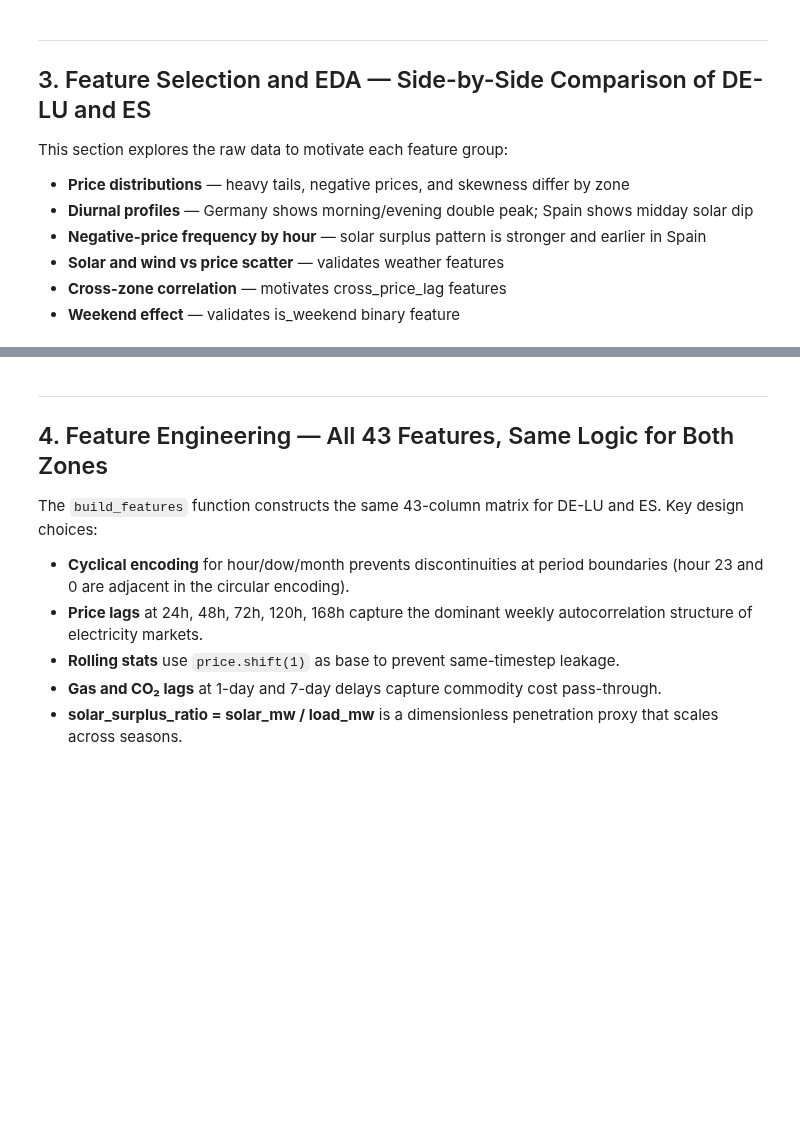
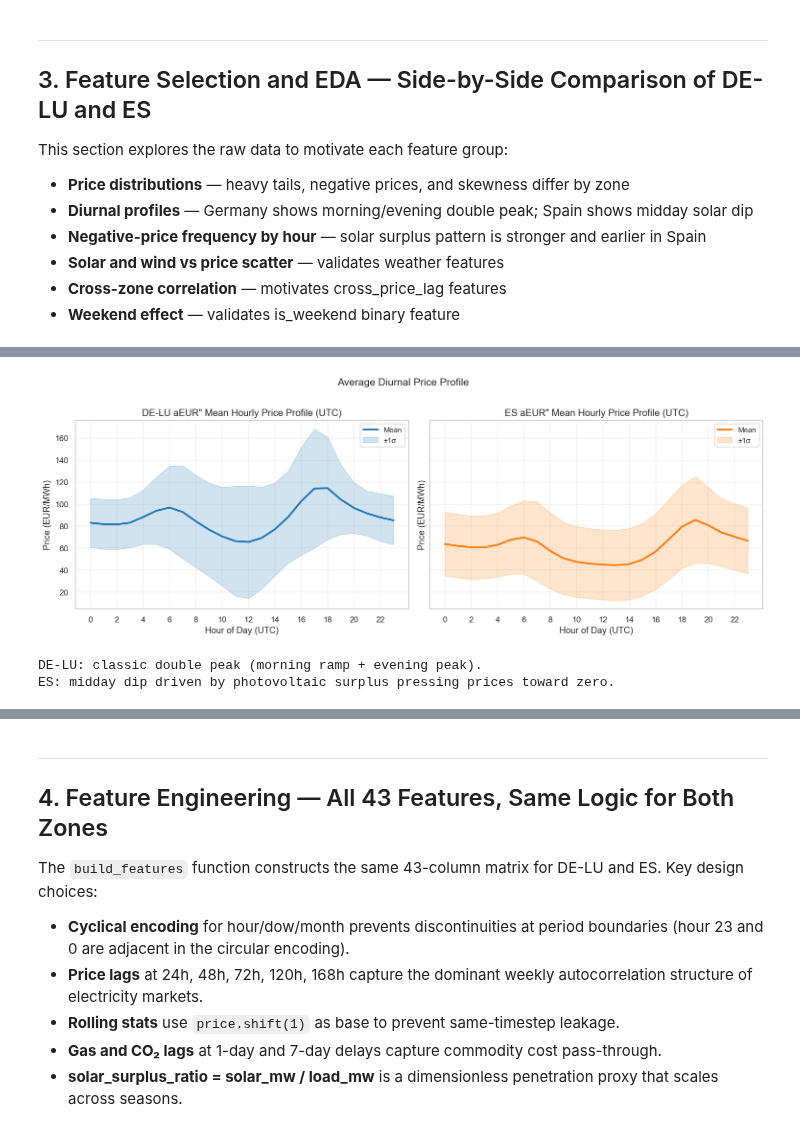
Before and after one commit to lturgut/electricity-forecast, a Jupyter notebook: higher_power_model.ipynb, the cells around one changed output, grey strips where cells are left out. Drawn from its saved outputs; the diff is of its cells as text; code cells hidden in the pictures; blank space fills up the shorter version.

```diff
--- a/higher_power_model.ipynb
+++ b/higher_power_model.ipynb
@@ -367,25 +413,29 @@ plt.show()
 # %%
-# a"EURa"EUR Plot 2: Mean diurnal price profiles a"EURa"EURa"EURa"EURa"EURa"EURa"EURa"EURa"EURa"EURa"EURa"EURa"EURa"EURa"EURa"EURa"EURa"EURa"EURa"EURa"EURa"EURa"EURa"EURa"EURa"EURa"EURa"EURa"EURa"EURa"EURa"EURa"EURa"EURa"EURa"EURa"EURa"EURa"EUR
+# ── Plot 2: Mean diurnal price profiles ───────────────────────────────────────
 fig, axes = plt.subplots(1, 2, figsize=(14, 5), sharey=True)
 for ax, zone in zip(axes, ['DE-LU', 'ES']):
     df = merged[zone].copy()
     df['hour'] = df.index.hour
     stats = df.groupby('hour')['price'].agg(['mean', 'std'])
     ax.plot(stats.index, stats['mean'], color=zone_colors[zone], lw=2.5, label='Mean')
     ax.fill_between(stats.index,
                     stats['mean'] - stats['std'],
                     stats['mean'] + stats['std'],
                     alpha=0.2, color=zone_colors[zone], label=u'\u00b11\u03c3')
-    ax.set_title(f'{zone} aEUR" Mean Hourly Price Profile (UTC)', fontsize=13)
+    ax.set_title(f'{zone} — Mean Hourly Price Profile (UTC)', fontsize=13)
     ax.set_xlabel('Hour of Day (UTC)')
     ax.set_ylabel('Price (EUR/MWh)')
     ax.set_xticks(range(0, 24, 2))
     ax.legend(fontsize=10)
     ax.grid(True, alpha=0.3)
 
 plt.suptitle('Average Diurnal Price Profile', fontsize=14, y=1.01)
 plt.tight_layout()
 plt.show()
 print('DE-LU: classic double peak (morning ramp + evening peak).')
 print('ES: midday dip driven by photovoltaic surplus pressing prices toward zero.')
+# %% [output]
+[figure, added]
+DE-LU: classic double peak (morning ramp + evening peak).
+ES: midday dip driven by photovoltaic surplus pressing prices toward zero.
 # %%
```
Also changed, not shown: parts of 32 cells of this notebook.
